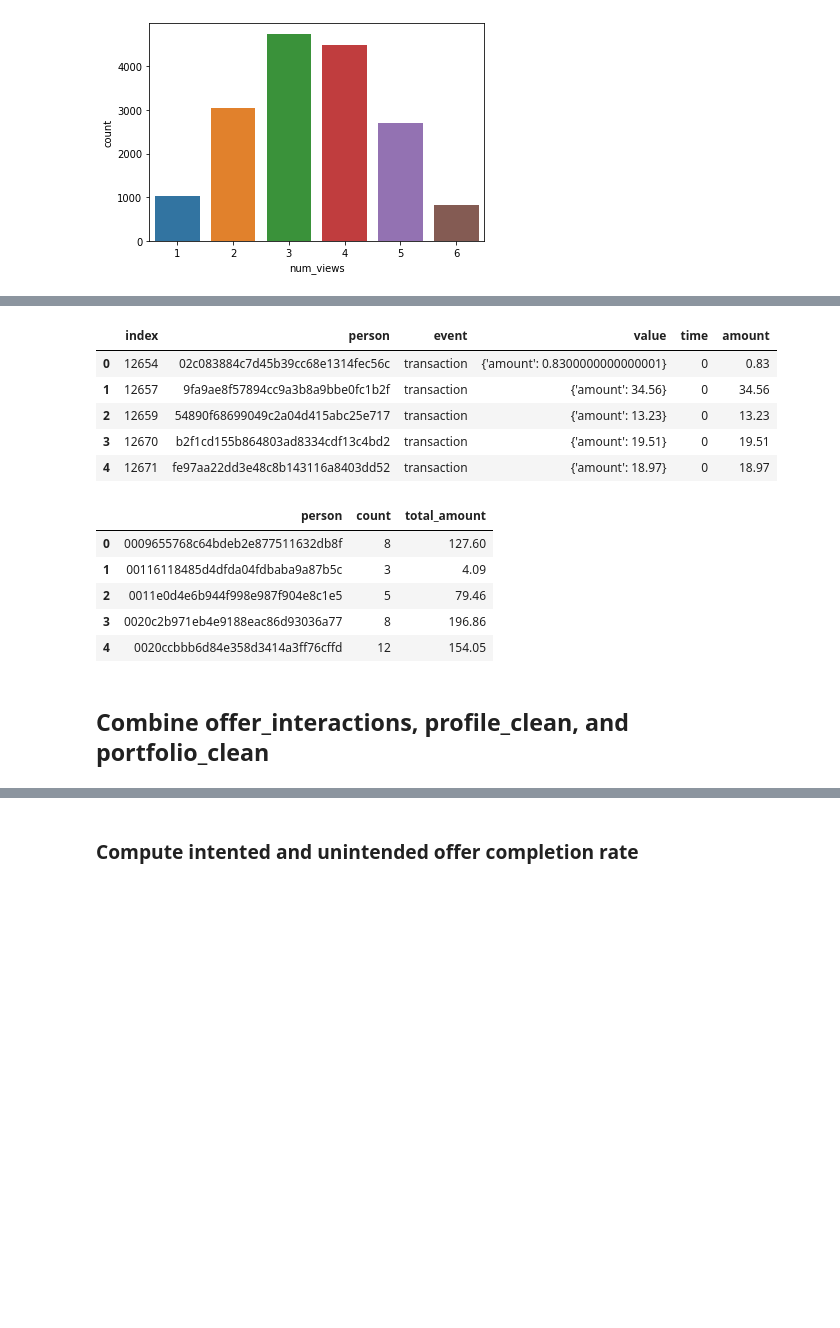
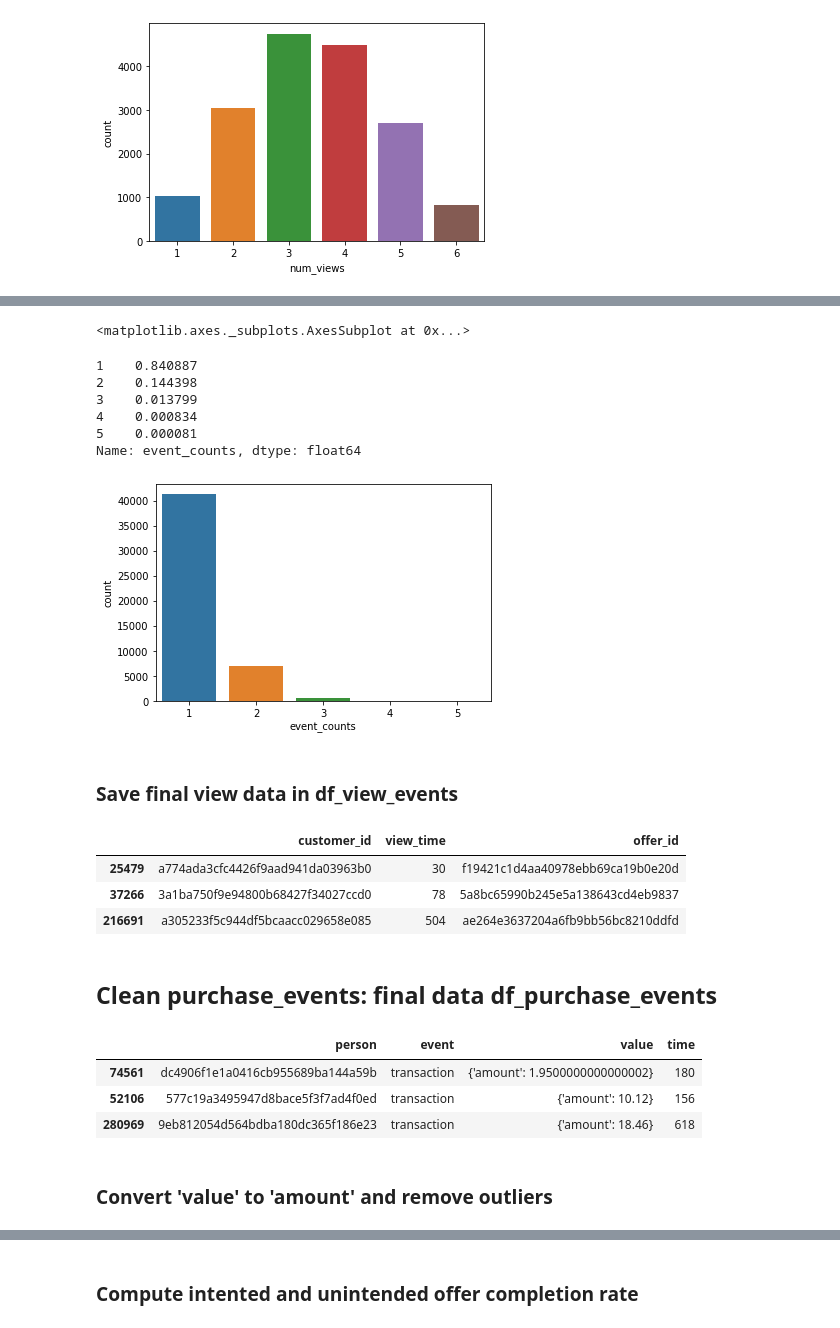
Before and after one commit to tanyayt/udacity_data_scientist, a Jupyter notebook: starbucks_optimizing_app_offers/Starbucks_Capstone_notebook.ipynb, the cells around one changed output, grey strips where cells are left out. Cells and saved outputs as stored; diff of their text form; code cells hidden in the pictures; blank space fills up the shorter version.

```diff
--- a/starbucks_optimizing_app_offers/Starbucks_Capstone_notebook.ipynb
+++ b/starbucks_optimizing_app_offers/Starbucks_Capstone_notebook.ipynb
@@ -553,21 +535,35 @@ transactions['amount']=json_normalize(transactions['value'],max_level=0)['amount
-# %%
-transactions.head()
-# %% [output]
-|  | index | person | event | value | time | amount |
-| 0 | 12654 | 02c083884c7d45b39cc68e1314fec56c | transaction | {'amount': 0.8300000000000001} | 0 | 0.83 |
-| 1 | 12657 | 9fa9ae8f57894cc9a3b8a9bbe0fc1b2f | transaction | {'amount': 34.56} | 0 | 34.56 |
-| 2 | 12659 | 54890f68699049c2a04d415abc25e717 | transaction | {'amount': 13.23} | 0 | 13.23 |
-| 3 | 12670 | b2f1cd155b864803ad8334cdf13c4bd2 | transaction | {'amount': 19.51} | 0 | 19.51 |
-| 4 | 12671 | fe97aa22dd3e48c8b143116a8403dd52 | transaction | {'amount': 18.97} | 0 | 18.97 |
-# %%
-transactions = transactions.groupby(['person'])['amount'].agg(['count','sum']).reset_index().rename(columns={'sum':'total_amount'})
-transactions.head()
-# %% [output]
-|  | person | count | total_amount |
-| 0 | 0009655768c64bdeb2e877511632db8f | 8 | 127.60 |
-| 1 | 00116118485d4dfda04fdbaba9a87b5c | 3 | 4.09 |
-| 2 | 0011e0d4e6b944f998e987f904e8c1e5 | 5 | 79.46 |
-| 3 | 0020c2b971eb4e9188eac86d93036a77 | 8 | 196.86 |
-| 4 | 0020ccbbb6d84e358d3414a3ff76cffd | 12 | 154.05 |
-# %% [markdown]
-## Combine offer_interactions, profile_clean, and portfolio_clean
+# %%
+# customers viewing unique offers multiple times
+views_per_customer_per_offer = view_events.groupby(['person','offer_id'])['time'].count().reset_index().rename(columns ={'time':'event_counts'})
+sns.countplot(x='event_counts',data=views_per_customer_per_offer)
+views_per_customer_per_offer.event_counts.value_counts()/len(views_per_customer_per_offer.event_counts)
+# %% [output]
+<matplotlib.axes._subplots.AxesSubplot at 0x...>
+1    0.840887
+2    0.144398
+3    0.013799
+4    0.000834
+5    0.000081
+Name: event_counts, dtype: float64
+[figure, added]
+# %% [markdown]
+### Save final view data in df_view_events
+# %%
+df_view_events = view_events.rename(columns = {'person':'customer_id','time':'view_time'})
+df_view_events.sample(3)
+# %% [output]
+|  | customer_id | view_time | offer_id |
+| 25479 | a774ada3cfc4426f9aad941da03963b0 | 30 | f19421c1d4aa40978ebb69ca19b0e20d |
+| 37266 | 3a1ba750f9e94800b68427f34027ccd0 | 78 | 5a8bc65990b245e5a138643cd4eb9837 |
+| 216691 | a305233f5c944df5bcaacc029658e085 | 504 | ae264e3637204a6fb9bb56bc8210ddfd |
+# %% [markdown]
+## Clean purchase_events: final data df_purchase_events
+# %%
+purchase_events.sample(3)
+# %% [output]
+|  | person | event | value | time |
+| 74561 | dc4906f1e1a0416cb955689ba144a59b | transaction | {'amount': 1.9500000000000002} | 180 |
+| 52106 | 577c19a3495947d8bace5f3f7ad4f0ed | transaction | {'amount': 10.12} | 156 |
+| 280969 | 9eb812054d564bdba180dc365f186e23 | transaction | {'amount': 18.46} | 618 |
+# %% [markdown]
+### Convert 'value' to 'amount' and remove outliers
```
Also changed, not shown: parts of 121 cells of this notebook.
